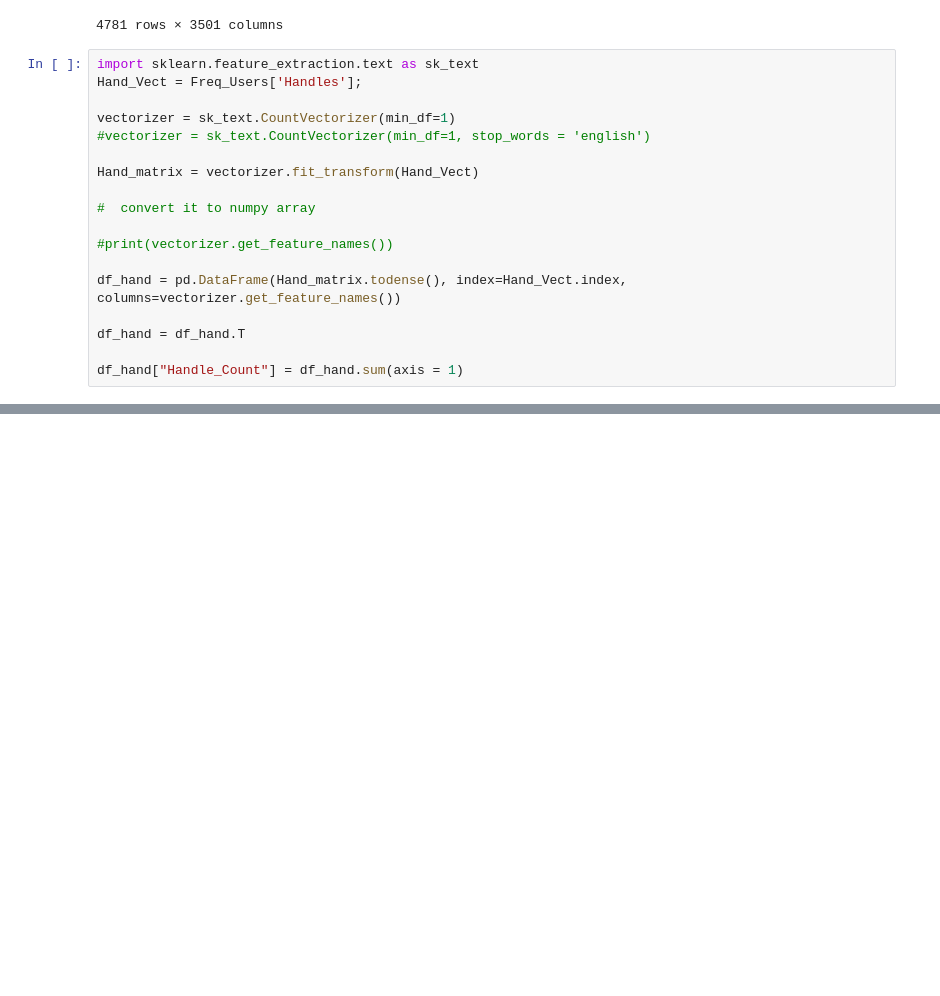
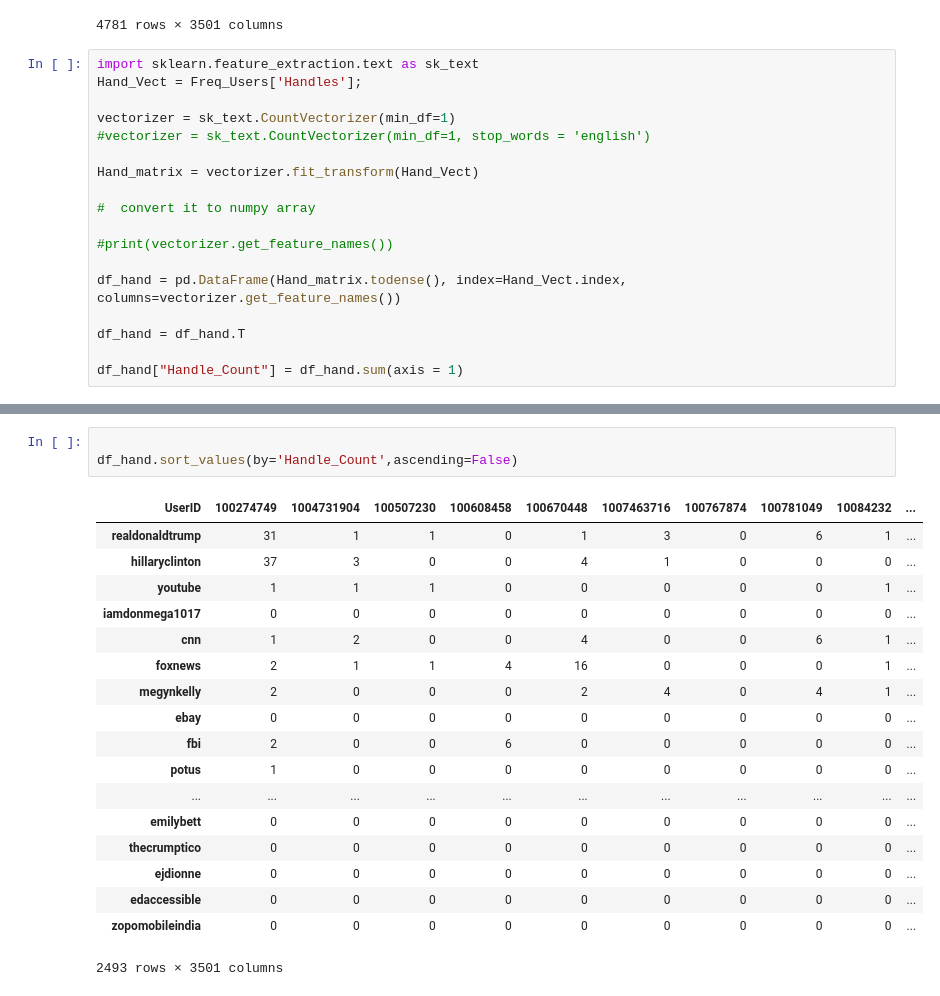
Before and after one commit to MatthewAlisangco/labtweets, a Jupyter notebook: CS177Labtwo_teamFirstRow.ipynb, the cells around one changed output, grey strips where cells are left out. Saved outputs shown, nothing was run; the diff lists cells and outputs as text; blank space fills up the shorter version.

```diff
--- a/CS177Labtwo_teamFirstRow.ipynb
+++ b/CS177Labtwo_teamFirstRow.ipynb
@@ -211,0 +250,22 @@ MemoryError:
+# %%
+
+df_hand.sort_values(by='Handle_Count',ascending=False)
+# %% [output]
+| UserID | 100274749 | 1004731904 | 100507230 | 100608458 | 100670448 | 1007463716 | 100767874 | 100781049 | 10084232 | ... |
+| realdonaldtrump | 31 | 1 | 1 | 0 | 1 | 3 | 0 | 6 | 1 | ... |
+| hillaryclinton | 37 | 3 | 0 | 0 | 4 | 1 | 0 | 0 | 0 | ... |
+| youtube | 1 | 1 | 1 | 0 | 0 | 0 | 0 | 0 | 1 | ... |
+| iamdonmega1017 | 0 | 0 | 0 | 0 | 0 | 0 | 0 | 0 | 0 | ... |
+| cnn | 1 | 2 | 0 | 0 | 4 | 0 | 0 | 6 | 1 | ... |
+| foxnews | 2 | 1 | 1 | 4 | 16 | 0 | 0 | 0 | 1 | ... |
+| megynkelly | 2 | 0 | 0 | 0 | 2 | 4 | 0 | 4 | 1 | ... |
+| ebay | 0 | 0 | 0 | 0 | 0 | 0 | 0 | 0 | 0 | ... |
+| fbi | 2 | 0 | 0 | 6 | 0 | 0 | 0 | 0 | 0 | ... |
+| potus | 1 | 0 | 0 | 0 | 0 | 0 | 0 | 0 | 0 | ... |
+| ... | ... | ... | ... | ... | ... | ... | ... | ... | ... | ... |
+| emilybett | 0 | 0 | 0 | 0 | 0 | 0 | 0 | 0 | 0 | ... |
+| thecrumptico | 0 | 0 | 0 | 0 | 0 | 0 | 0 | 0 | 0 | ... |
+| ejdionne | 0 | 0 | 0 | 0 | 0 | 0 | 0 | 0 | 0 | ... |
+| edaccessible | 0 | 0 | 0 | 0 | 0 | 0 | 0 | 0 | 0 | ... |
+| zopomobileindia | 0 | 0 | 0 | 0 | 0 | 0 | 0 | 0 | 0 | ... |
+2493 rows × 3501 columns
```
Also changed, not shown: parts of 2 cells of this notebook.
